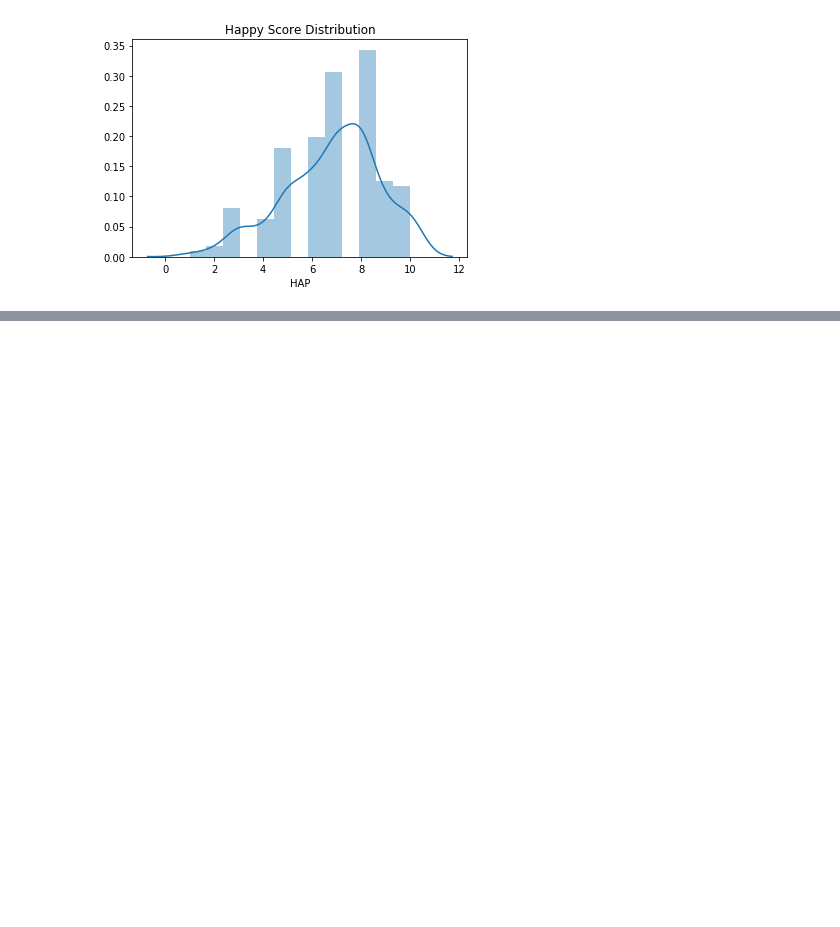
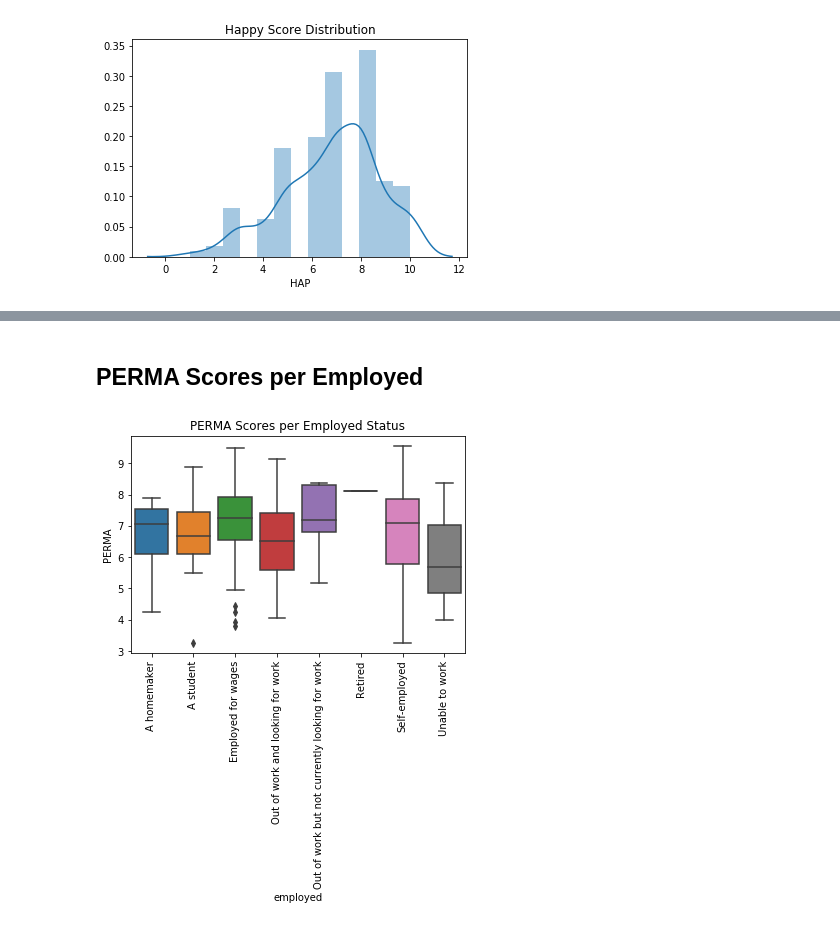
Before and after one commit to JeroenSchmidt/UvA-DSF-group, a Jupyter notebook: uc2/exploration_notebooks/dimitris/survey_eda.ipynb, the cells around one changed output, grey strips where cells are left out. Drawn from its saved outputs; the diff is of its cells as text; code cells hidden in the pictures; blank space fills up the shorter version.

```diff
--- a/uc2/exploration_notebooks/dimitris/survey_eda.ipynb
+++ b/uc2/exploration_notebooks/dimitris/survey_eda.ipynb
@@ -169,0 +187,9 @@ Text(0.5,1,'Happy Score Distribution')
+# %% [markdown]
+## PERMA Scores per Employed
+# %%
+plot = sns.boxplot(data=survey, x='employed', y='PERMA')
+plot.set_xticklabels(plot.get_xticklabels(), rotation=90)
+plot.set_title('PERMA Scores per Employed Status')
+plt.show()
+# %% [output]
+[figure, added]
```
Also changed, not shown: parts of 4 cells of this notebook, 1 other file.
